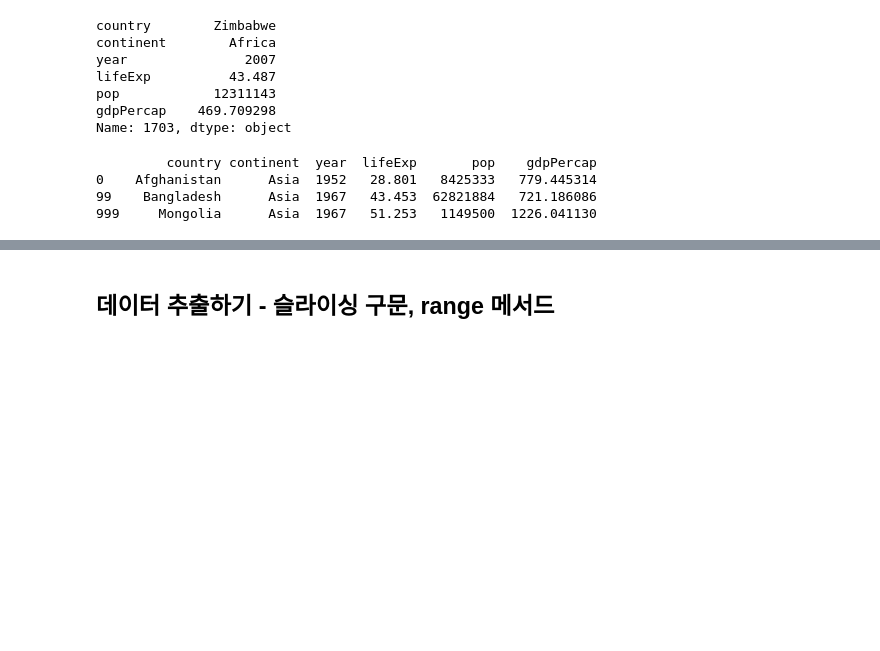
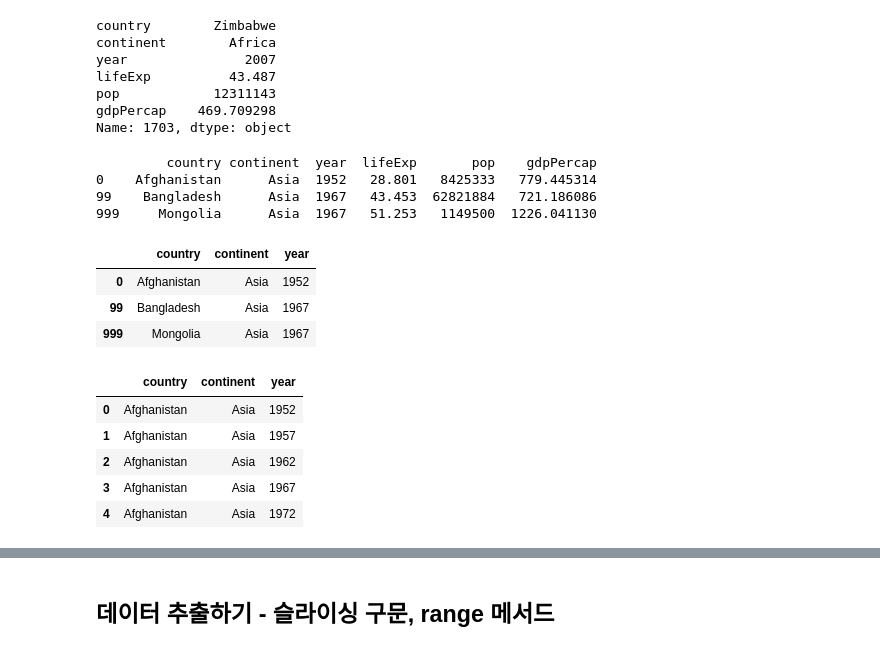
Before and after one commit to countifs/fork-doit_pandas, a Jupyter notebook: practice/02. 판다시 시작하기.ipynb, the cells around one changed output, grey strips where cells are left out. Drawn from its saved outputs; the diff is of its cells as text; code cells hidden in the pictures; blank space fills up the shorter version.

```diff
--- a/practice/02. 판다시 시작하기.ipynb
+++ b/practice/02. 판다시 시작하기.ipynb
@@ -260,3 +260,19 @@ print(df.iloc[ [ 0, 99, 999] ] )
 0    Afghanistan      Asia  1952   28.801   8425333   779.445314
 99    Bangladesh      Asia  1967   43.453  62821884   721.186086
 999     Mongolia      Asia  1967   51.253   1149500  1226.041130
+# %%
+df.iloc[[0,99,999], 0:3]
+# %% [output]
+|  | country | continent | year |
+| 0 | Afghanistan | Asia | 1952 |
+| 99 | Bangladesh | Asia | 1967 |
+| 999 | Mongolia | Asia | 1967 |
+# %%
+df.iloc[ 0:5, 0:3 ]
+# %% [output]
+|  | country | continent | year |
+| 0 | Afghanistan | Asia | 1952 |
+| 1 | Afghanistan | Asia | 1957 |
+| 2 | Afghanistan | Asia | 1962 |
+| 3 | Afghanistan | Asia | 1967 |
+| 4 | Afghanistan | Asia | 1972 |
```
Also changed, not shown: parts of 15 cells of this notebook, 1 other file.
